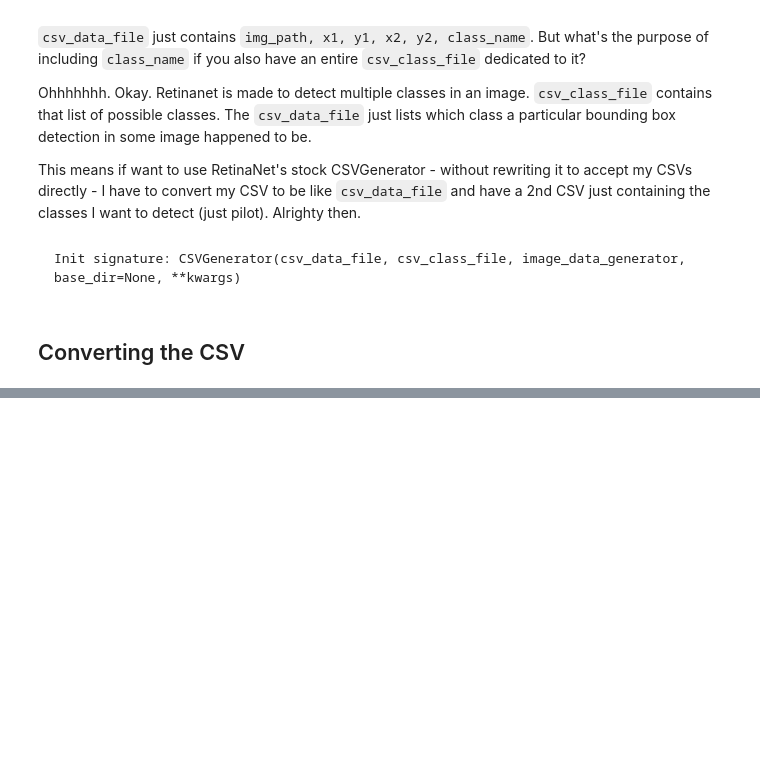
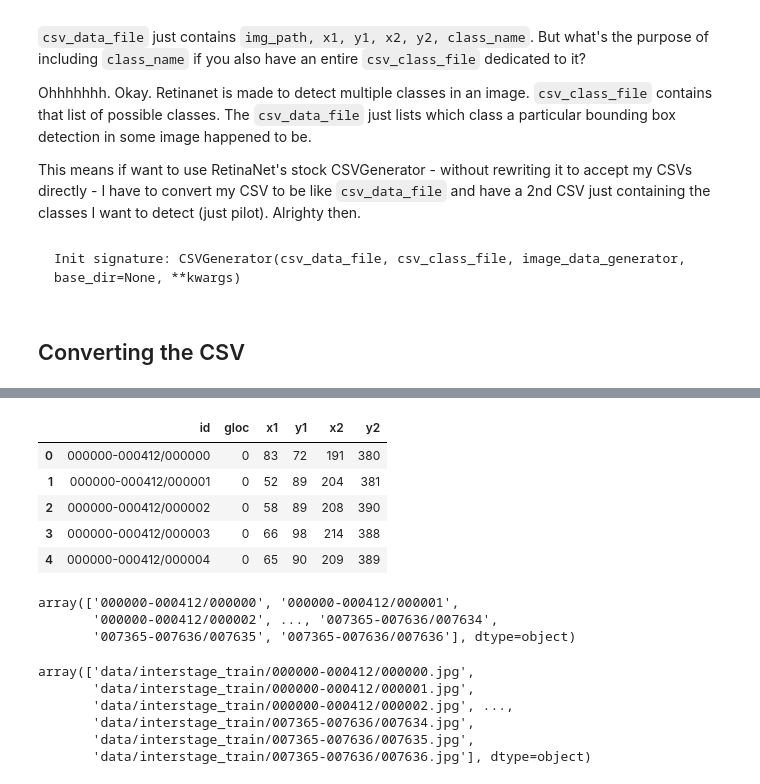
Before and after one commit to WNoxchi/Aersu, a Jupyter notebook: GLOC/finetune-retinanet-dev3.ipynb, the cells around one changed output, grey strips where cells are left out. Drawn from its saved outputs; the diff is of its cells as text; code cells hidden in the pictures; blank space fills up the shorter version.

```diff
--- a/GLOC/finetune-retinanet-dev3.ipynb
+++ b/GLOC/finetune-retinanet-dev3.ipynb
@@ -73,0 +74,9 @@ FileNotFoundError: File b'data/interstage_labels.csv' does not exist
+# %%
+df.head()
+# %% [output]
+|  | id | gloc | x1 | y1 | x2 | y2 |
+| 0 | 000000-000412/000000 | 0 | 83 | 72 | 191 | 380 |
+| 1 | 000000-000412/000001 | 0 | 52 | 89 | 204 | 381 |
+| 2 | 000000-000412/000002 | 0 | 58 | 89 | 208 | 390 |
+| 3 | 000000-000412/000003 | 0 | 66 | 98 | 214 | 388 |
+| 4 | 000000-000412/000004 | 0 | 65 | 90 | 209 | 389 |
@@ -73,0 +93,6 @@ FileNotFoundError: File b'data/interstage_labels.csv' does not exist
+# %%
+ids
+# %% [output]
+array(['000000-000412/000000', '000000-000412/000001',
+       '000000-000412/000002', ..., '007365-007636/007634',
+       '007365-007636/007635', '007365-007636/007636'], dtype=object)
@@ -73,0 +102,9 @@ FileNotFoundError: File b'data/interstage_labels.csv' does not exist
+# %%
+ids
+# %% [output]
+array(['data/interstage_train/000000-000412/000000.jpg',
+       'data/interstage_train/000000-000412/000001.jpg',
+       'data/interstage_train/000000-000412/000002.jpg', ...,
+       'data/interstage_train/007365-007636/007634.jpg',
+       'data/interstage_train/007365-007636/007635.jpg',
+       'data/interstage_train/007365-007636/007636.jpg'], dtype=object)
```
Also changed, not shown: parts of 48 cells of this notebook.
